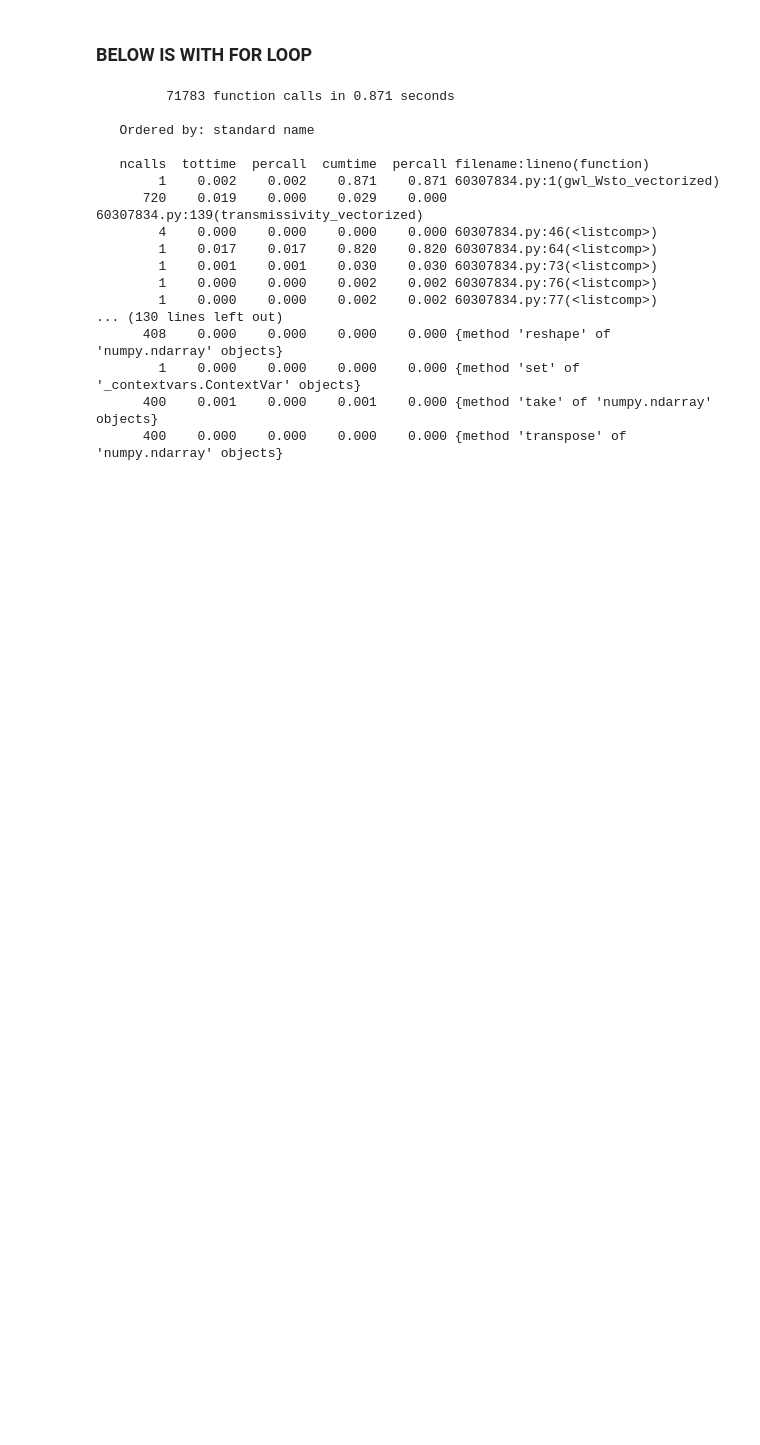
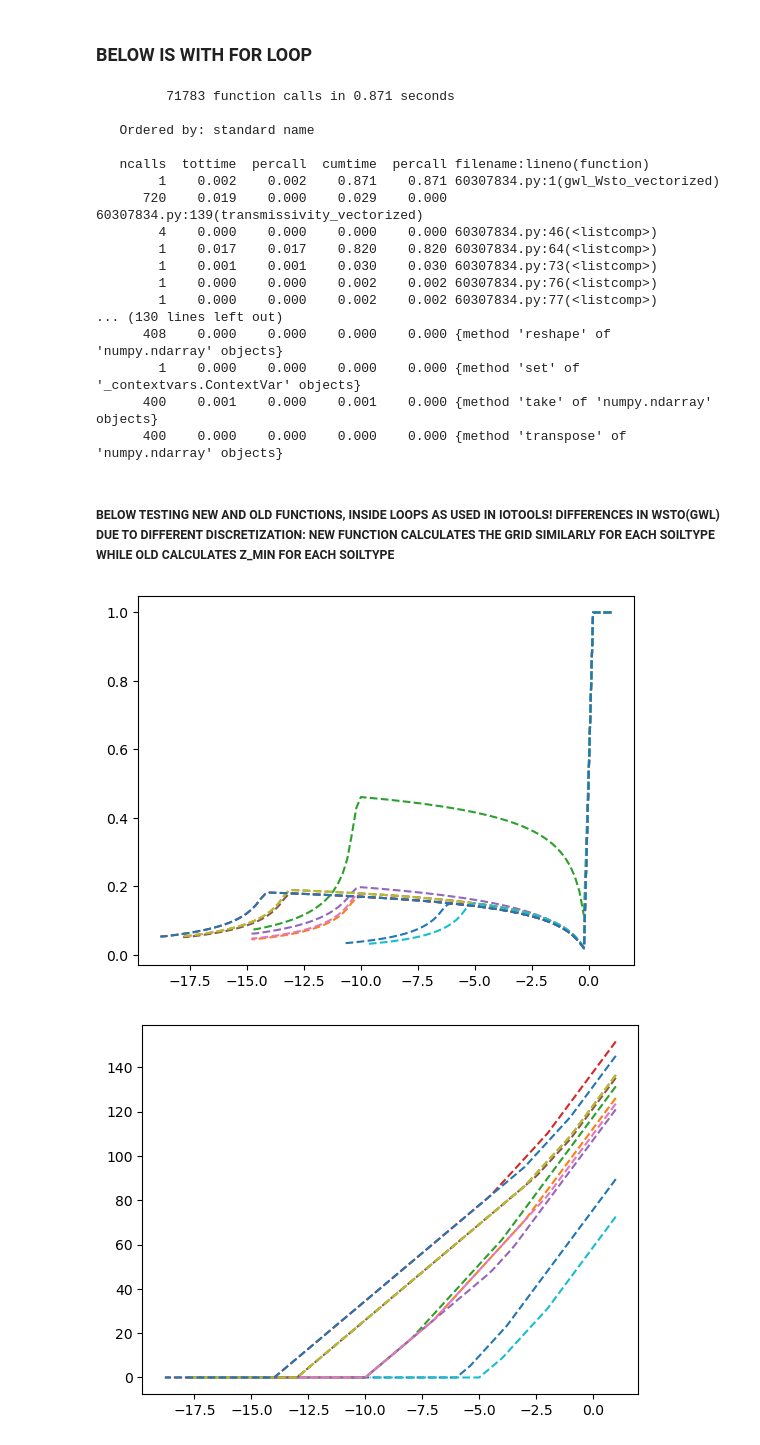
Before and after one commit to jpnousu/SpaFHy_v2.0, a Jupyter notebook: testing_pFs.ipynb, the cells around one changed output. Cells and saved outputs as stored; diff of their text form; code cells hidden in the pictures; blank space fills up the shorter version.

```diff
--- a/testing_pFs.ipynb
+++ b/testing_pFs.ipynb
@@ -1056,3 +1081,26 @@ cProfile.run('gwl_Wsto_vectorized(deep_zs, deep_pFs, deep_ksats)')
         1    0.000    0.000    0.000    0.000 {method 'set' of '_contextvars.ContextVar' objects}
       400    0.001    0.000    0.001    0.000 {method 'take' of 'numpy.ndarray' objects}
       400    0.000    0.000    0.000    0.000 {method 'transpose' of 'numpy.ndarray' objects}
+# %% [markdown]
+##### BELOW TESTING NEW AND OLD FUNCTIONS, INSIDE LOOPS AS USED IN IOTOOLS! DIFFERENCES IN WSTO(GWL) DUE TO DIFFERENT DISCRETIZATION: NEW FUNCTION CALCULATES THE GRID SIMILARLY FOR EACH SOILTYPE WHILE OLD CALCULATES Z_MIN FOR EACH SOILTYPE
+# %%
+from iotools import read_AsciiGrid
+file = r'/Users/jpnousu/SpaFHy_RUNS/krycklan/gis/25m_0case/soil.asc'
+soil = read_AsciiGrid(file)[0]
+data = {}
+data['deep_id'] = soil
+data.update({'soiltype': np.empty(np.shape(data['deep_id']),dtype=object)})
+
+for key, value in deepp.items():
+    c = value['deep_id']
+    ix = np.where(data['deep_id'] == c)
+    data['soiltype'][ix] = key
+    # interpolation function between wsto and gwl
+    value.update(gwl_Wsto_vectorized(value['deep_z'], value['pF'], value['deep_ksat']))
+    # interpolation function between root_wsto and gwl
+    value.update(gwl_Wsto_vectorized(value['deep_z'][:2], {key: value['pF'][key][:2] for key in value['pF'].keys()}, root=True))
+
+data['wtso_to_gwl'] = {soiltype: deepp[soiltype]['to_gwl'] for soiltype in deepp.keys()}
+# %% [output]
+[figure, added]
+[figure, added]
```
Also changed, not shown: parts of 20 cells of this notebook, 2 other files.
